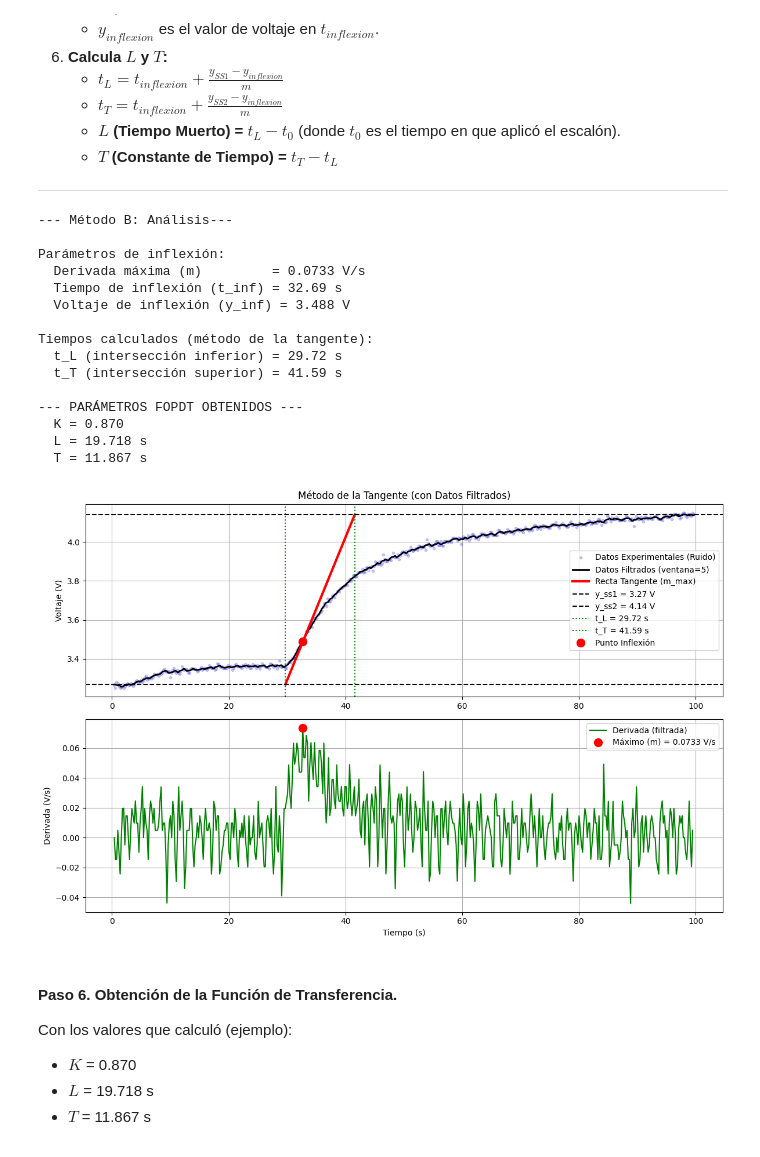
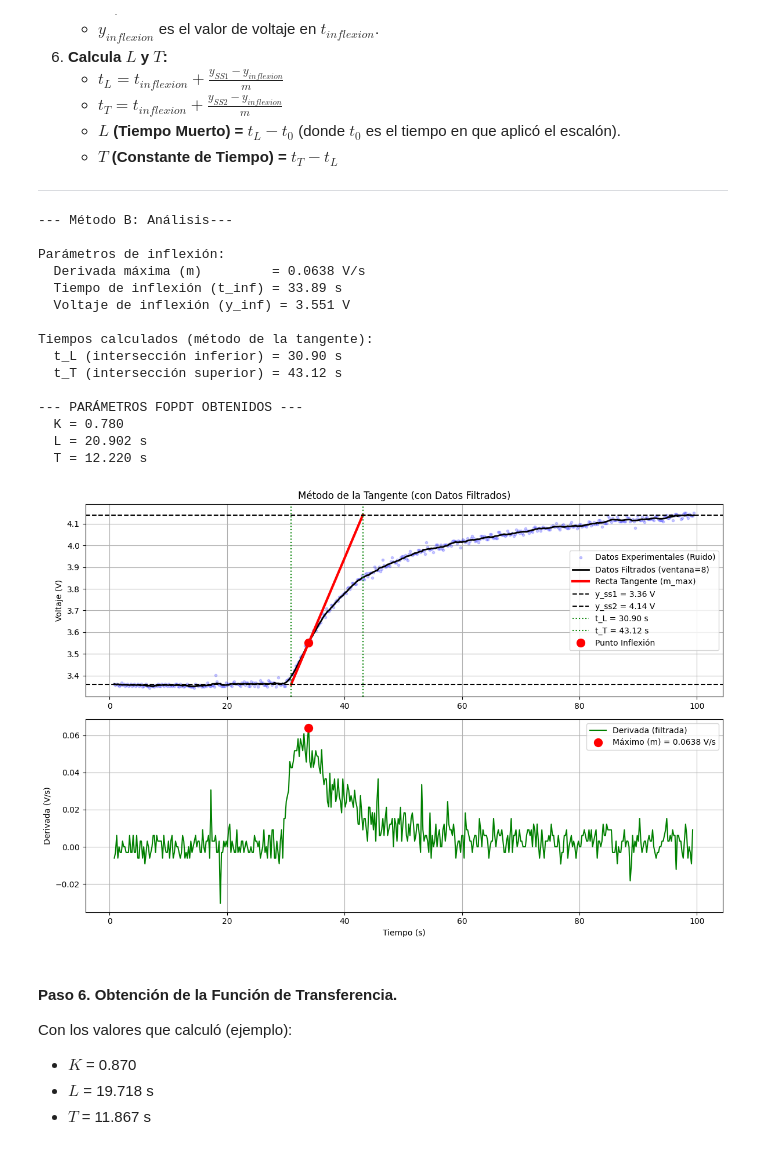
Before and after one commit to migueamv/Control-Clasico, a Jupyter notebook: Practicas/P_3_01_Modelado_sistema_LTR701.ipynb, the cells around one changed output. Cells and saved outputs as stored; diff of their text form; code cells hidden in the pictures.

```diff
--- a/Practicas/P_3_01_Modelado_sistema_LTR701.ipynb
+++ b/Practicas/P_3_01_Modelado_sistema_LTR701.ipynb
@@ -195,7 +195,7 @@ import pandas as pd
 nombre_archivo = 'datos_curva_s.txt'
 
 # --- Parámetros del experimento (REEMPLAZAR CON SUS VALORES) ---
-y_ss1 = 3.27     # Voltaje de estado estacionario inicia.
+y_ss1 = 3.36     # Voltaje de estado estacionario inicia.
 y_ss2 = 4.14     # Voltaje de estado estacionario final.
 delta_u = 1.0    # Cambio en la entrada.
 
@@ -204,7 +204,7 @@ delta_u = 1.0    # Cambio en la entrada.
 t_0 = 10.0       # Nota: Convertir el valor de ms a segundos.
 
 # --- Ventana del filtro  (Puedes ajustar este valor si es necesario, 5 o 7 es un buen inicio) ---
-window_size = 5
+window_size = 8
 
 
 try:
@@ -310,42 +310,42 @@ try:
     ax1.legend()
     ax1.grid(True)
 
     # Gráfica 2: Derivada
     ax2 = plt.subplot(2, 1, 2, sharex=ax1)
     ax2.plot(t_derivada, derivada, 'g-', label='Derivada (filtrada)')
     ax2.plot(t_inflexion, m, 'ro', markersize=10, label=f'Máximo (m) = {m:.4f} V/s')
     ax2.set_xlabel('Tiempo (s)')
     ax2.set_ylabel('Derivada (V/s)')
     ax2.legend()
     ax2.grid(True)
 
     plt.tight_layout()
     plt.show()
 
 
 except FileNotFoundError:
     print(f"Error: No se encontró el archivo '{nombre_archivo}'")
     print("Por favor, asegúrese que el archivo .txt está en la misma carpeta que el script.")
 
 except Exception as e:
     print(f"Ha ocurrido un error inesperado: {e}")
 # %% [output]
 --- Método B: Análisis---
 
 Parámetros de inflexión:
-  Derivada máxima (m)         = 0.0733 V/s
-  Tiempo de inflexión (t_inf) = 32.69 s
-  Voltaje de inflexión (y_inf) = 3.488 V
+  Derivada máxima (m)         = 0.0638 V/s
+  Tiempo de inflexión (t_inf) = 33.89 s
+  Voltaje de inflexión (y_inf) = 3.551 V
 
 Tiempos calculados (método de la tangente):
-  t_L (intersección inferior) = 29.72 s
-  t_T (intersección superior) = 41.59 s
+  t_L (intersección inferior) = 30.90 s
+  t_T (intersección superior) = 43.12 s
 
 --- PARÁMETROS FOPDT OBTENIDOS ---
-  K = 0.870
-  L = 19.718 s
-  T = 11.867 s
+  K = 0.780
+  L = 20.902 s
+  T = 12.220 s
-[figure, old version]
+[figure, new version]
 # %% [markdown]
 #### Paso 6. Obtención de la Función de Transferencia.
 
```
Also changed, not shown: parts of 1 cell of this notebook, 1 other file.
